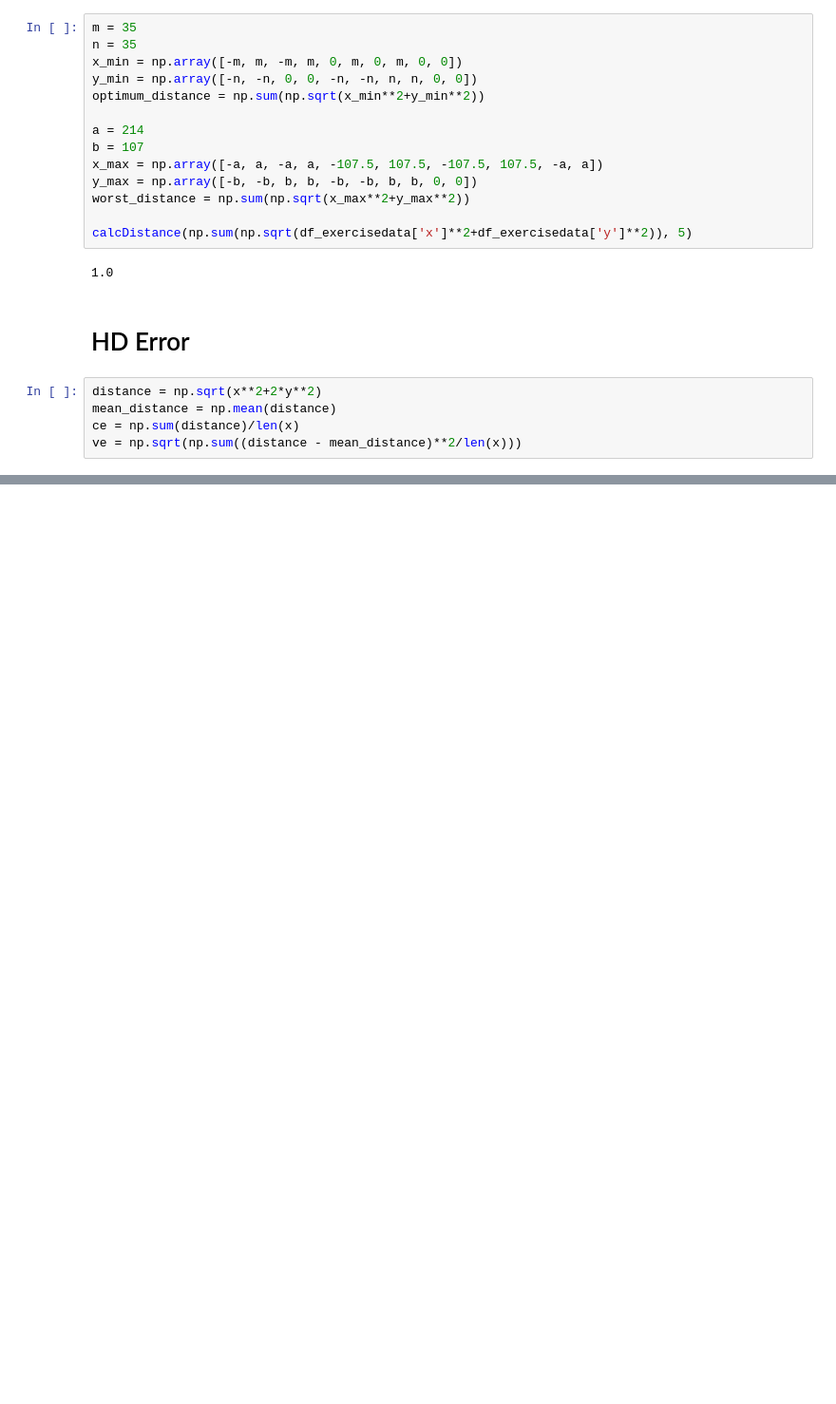
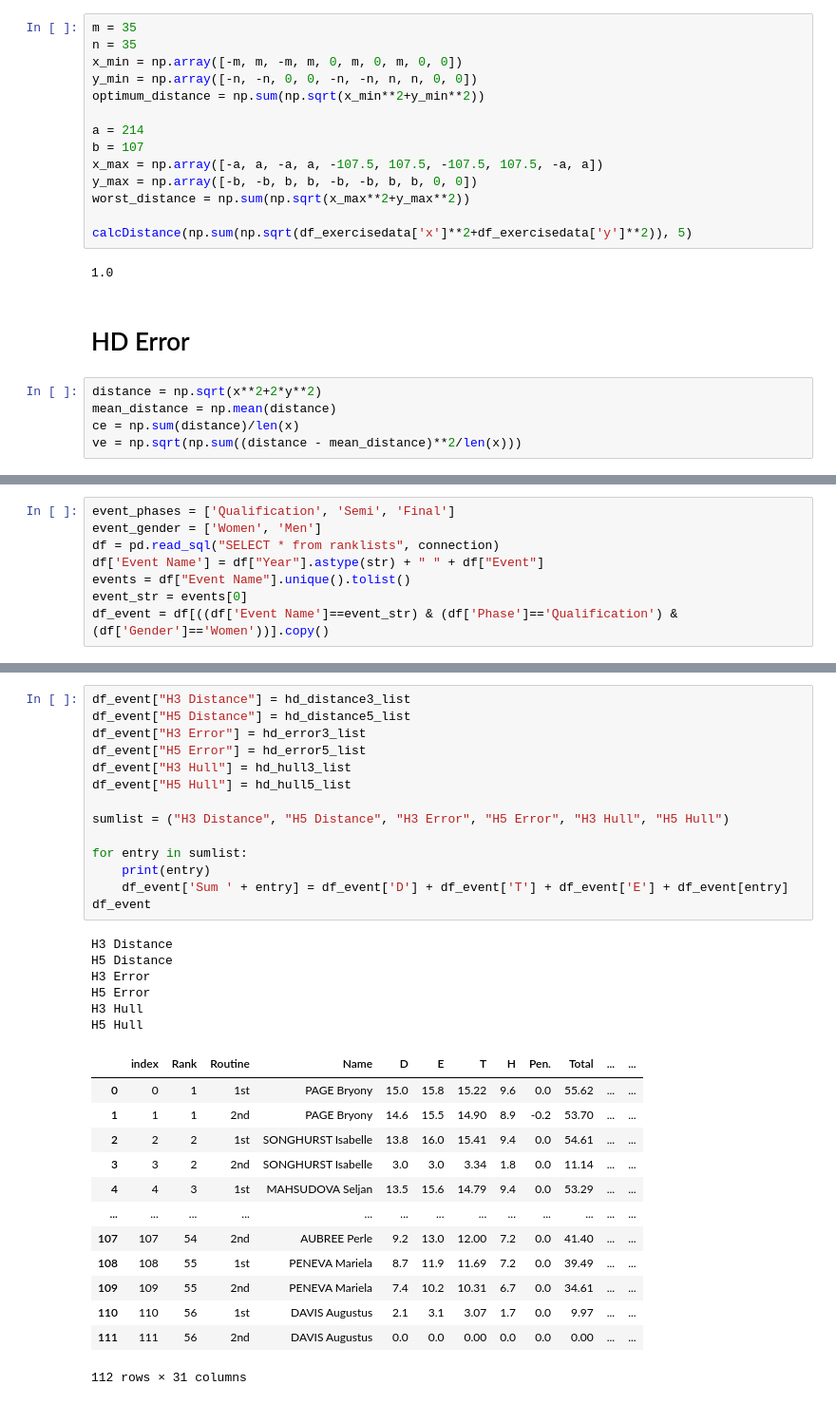
Before and after one commit to falkoin/gym_list_conversion, a Jupyter notebook: hd_calculations.ipynb, the cells around one changed output, grey strips where cells are left out. Shown: that part at 95% size. Saved outputs shown, nothing was run; the diff lists cells and outputs as text; blank space fills up the shorter version.

Commit message:
Adds rank analysis

```diff
--- a/hd_calculations.ipynb
+++ b/hd_calculations.ipynb
@@ -177,0 +203,8 @@ ve+ce
+# %%
+event_phases = ['Qualification', 'Semi', 'Final']
+event_gender = ['Women', 'Men']
+df = pd.read_sql("SELECT * from ranklists", connection)
+df['Event Name'] = df["Year"].astype(str) + " " + df["Event"]
+events = df["Event Name"].unique().tolist()
+event_str = events[0]
+df_event = df[((df['Event Name']==event_str) & (df['Phase']=='Qualification') & (df['Gender']=='Women'))].copy()
@@ -177,0 +272,34 @@ ve+ce
+# %%
+df_event["H3 Distance"] = hd_distance3_list
+df_event["H5 Distance"] = hd_distance5_list
+df_event["H3 Error"] = hd_error3_list
+df_event["H5 Error"] = hd_error5_list
+df_event["H3 Hull"] = hd_hull3_list
+df_event["H5 Hull"] = hd_hull5_list
+
+sumlist = ("H3 Distance", "H5 Distance", "H3 Error", "H5 Error", "H3 Hull", "H5 Hull")
+
+for entry in sumlist:
+    print(entry)
+    df_event['Sum ' + entry] = df_event['D'] + df_event['T'] + df_event['E'] + df_event[entry]
+df_event
+# %% [output]
+H3 Distance
+H5 Distance
+H3 Error
+H5 Error
+H3 Hull
+H5 Hull
+|  | index | Rank | Routine | Name | D | E | T | H | Pen. | Total | ... | ... |
+| 0 | 0 | 1 | 1st | PAGE Bryony | 15.0 | 15.8 | 15.22 | 9.6 | 0.0 | 55.62 | ... | ... |
+| 1 | 1 | 1 | 2nd | PAGE Bryony | 14.6 | 15.5 | 14.90 | 8.9 | -0.2 | 53.70 | ... | ... |
+| 2 | 2 | 2 | 1st | SONGHURST Isabelle | 13.8 | 16.0 | 15.41 | 9.4 | 0.0 | 54.61 | ... | ... |
+| 3 | 3 | 2 | 2nd | SONGHURST Isabelle | 3.0 | 3.0 | 3.34 | 1.8 | 0.0 | 11.14 | ... | ... |
+| 4 | 4 | 3 | 1st | MAHSUDOVA Seljan | 13.5 | 15.6 | 14.79 | 9.4 | 0.0 | 53.29 | ... | ... |
+| ... | ... | ... | ... | ... | ... | ... | ... | ... | ... | ... | ... | ... |
+| 107 | 107 | 54 | 2nd | AUBREE Perle | 9.2 | 13.0 | 12.00 | 7.2 | 0.0 | 41.40 | ... | ... |
+| 108 | 108 | 55 | 1st | PENEVA Mariela | 8.7 | 11.9 | 11.69 | 7.2 | 0.0 | 39.49 | ... | ... |
+| 109 | 109 | 55 | 2nd | PENEVA Mariela | 7.4 | 10.2 | 10.31 | 6.7 | 0.0 | 34.61 | ... | ... |
+| 110 | 110 | 56 | 1st | DAVIS Augustus | 2.1 | 3.1 | 3.07 | 1.7 | 0.0 | 9.97 | ... | ... |
+| 111 | 111 | 56 | 2nd | DAVIS Augustus | 0.0 | 0.0 | 0.00 | 0.0 | 0.0 | 0.00 | ... | ... |
+112 rows × 31 columns
```
Also changed, not shown: parts of 15 cells of this notebook, 3 other files.
